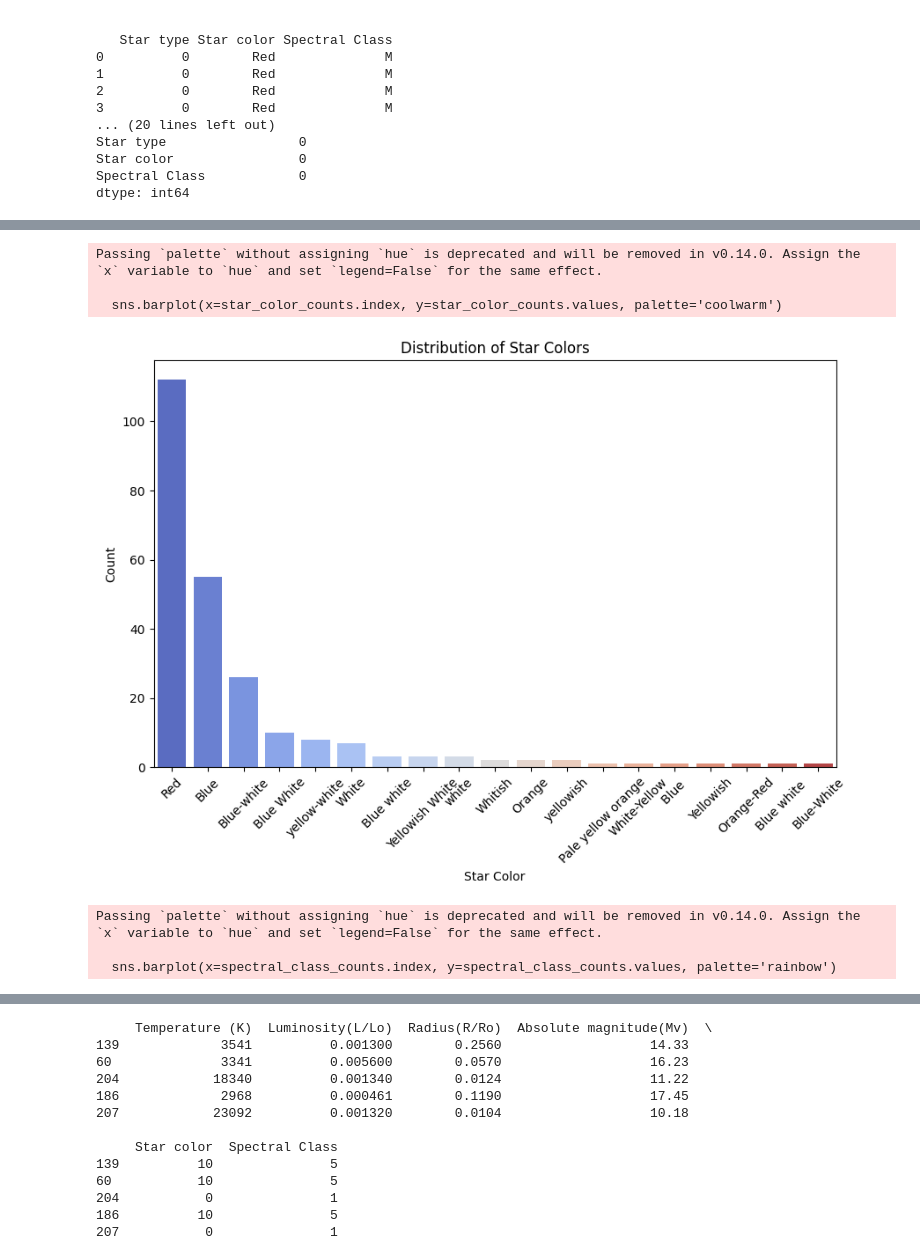
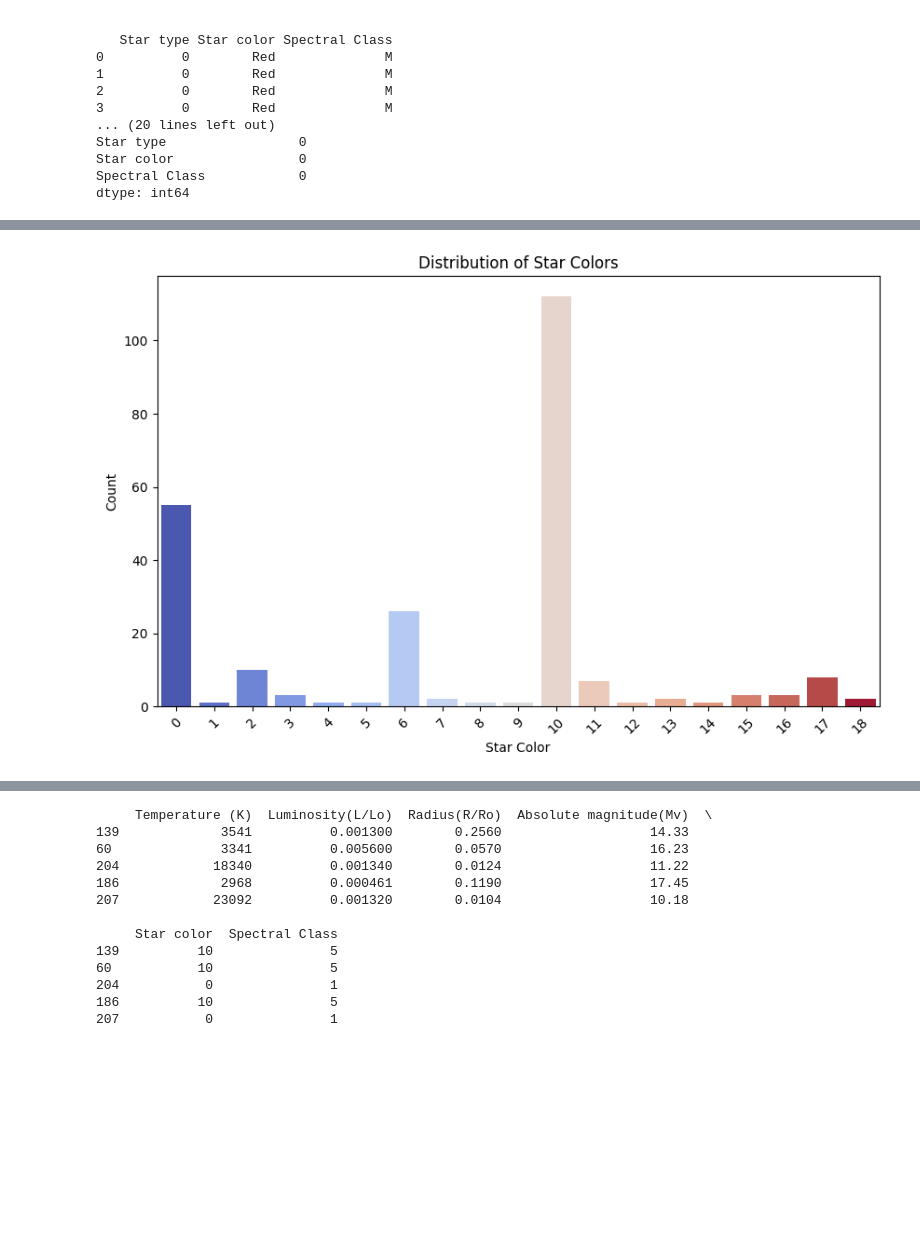
Before and after one commit to mwebberclay/Star_Analysis, a Jupyter notebook: Star_Analysis.ipynb, the cells around one changed output, grey strips where cells are left out. Saved outputs shown, nothing was run; the diff lists cells and outputs as text; code cells hidden in the pictures; blank space fills up the shorter version.

```diff
--- a/Star_Analysis.ipynb
+++ b/Star_Analysis.ipynb
@@ -90,31 +85,14 @@ Passing `palette` without assigning `hue` is deprecated and will be removed in v
 # %%
 # Count the number of stars by color
 star_color_counts = df['Star color'].value_counts()
 
 # Plot the distribution
 plt.figure(figsize=(10, 6))
-sns.barplot(x=star_color_counts.index, y=star_color_counts.values, palette='coolwarm')
+sns.barplot(x=star_color_counts.index, y=star_color_counts.values, hue=star_color_counts.index, palette='coolwarm', legend=False)
 plt.title("Distribution of Star Colors")
 plt.xlabel("Star Color")
 plt.ylabel("Count")
 plt.xticks(rotation=45)
 plt.show()
-
-# Count the number of stars by spectral class
-spectral_class_counts = df['Spectral Class'].value_counts()
-
-# Plot the distribution
-plt.figure(figsize=(10, 6))
-sns.barplot(x=spectral_class_counts.index, y=spectral_class_counts.values, palette='rainbow')
-plt.title("Distribution of Spectral Classes")
-plt.xlabel("Spectral Class")
-plt.ylabel("Count")
-plt.show()
 # %% [output]
-Passing `palette` without assigning `hue` is deprecated and will be removed in v0.14.0. Assign the `x` variable to `hue` and set `legend=False` for the same effect.
-
-  sns.barplot(x=star_color_counts.index, y=star_color_counts.values, palette='coolwarm')
-[figure, old version]
+[figure, new version]
-Passing `palette` without assigning `hue` is deprecated and will be removed in v0.14.0. Assign the `x` variable to `hue` and set `legend=False` for the same effect.
-
-  sns.barplot(x=spectral_class_counts.index, y=spectral_class_counts.values, palette='rainbow')
```
Also changed, not shown: parts of 5 cells of this notebook.
